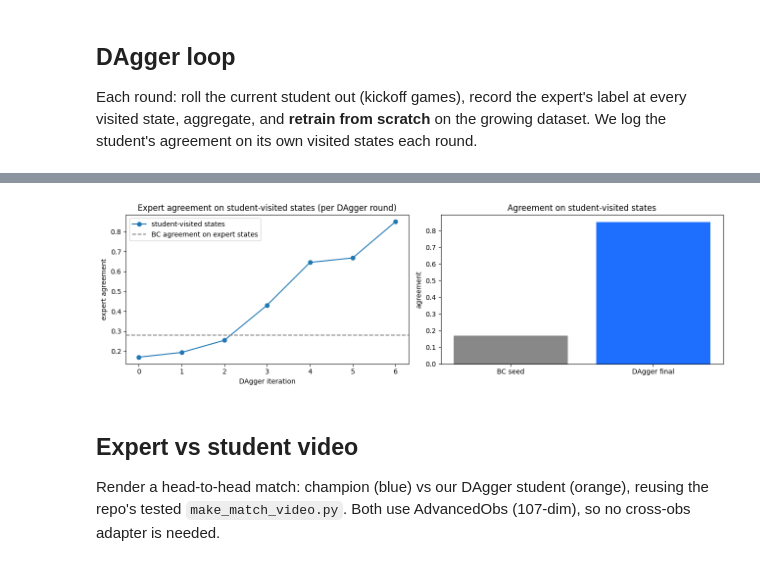
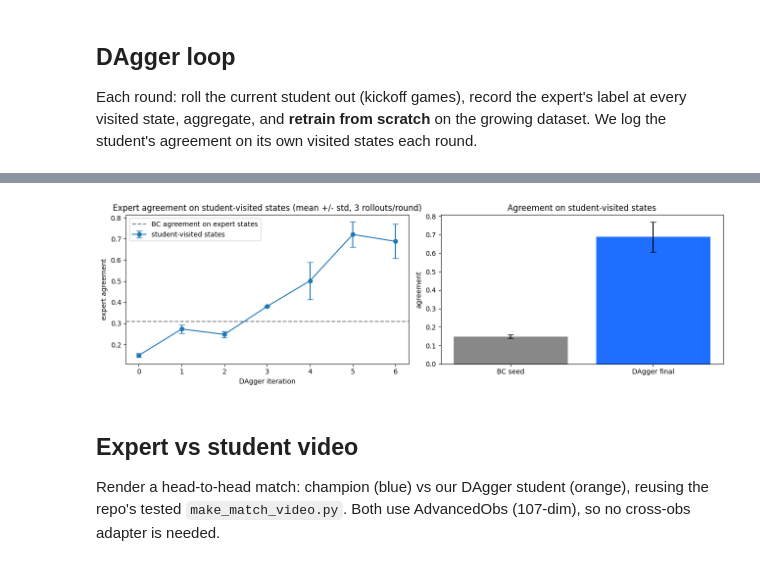
Before and after one commit to moanv2/rlgym, a Jupyter notebook: imitation/notebooks/04_dagger.ipynb, the cells around one changed output, grey strips where cells are left out. Cells and saved outputs as stored; diff of their text form; code cells hidden in the pictures.

```diff
--- a/imitation/notebooks/04_dagger.ipynb
+++ b/imitation/notebooks/04_dagger.ipynb
@@ -33,7 +34,8 @@ engine loaded | OBS_DIM 107 | N_ACTIONS 90
 # %%
 SEED_PAIRS = 5000        # small BC seed from the kickoff demos -> pronounced covariate shift
 DAGGER_ITERS = 6         # aggregation rounds
-RELABEL_EPISODES = 16    # student rollouts per round (also the agreement measurement)
+RELABEL_EPISODES = 8     # student rollouts per measurement
+N_MEAS = 3               # independent rollouts per round -> agreement error bars
 WINRATE_EPISODES = 20    # head-to-head task check vs a weak fixed opponent
 WEAK_OPP = os.path.join(REPO_ROOT, 'checkpoints', '_eval_snapshots', 'basics_250M')  # advanced-obs
 ARCH = (256, 256)
@@ -80,14 +82,17 @@ BC  win-rate vs weak bot       : 0.000  (per-action accuracy does not imply task
 Each round: roll the current student out (kickoff games), record the expert's label at every visited state, aggregate, and **retrain from scratch** on the growing dataset. We log the student's agreement on its own visited states each round.
 # %%
 Xa, ya = Xs.copy(), ys.copy()
-agree_hist, size_hist = [], []
+agree_mean, agree_std, size_hist = [], [], []
 for it in range(DAGGER_ITERS + 1):
-    # the relabel rollout doubles as the agreement measurement for the CURRENT student
-    nobs, nlbl, agree, _ = rollout_student_relabel(student, expert, RELABEL_EPISODES, randomize=False, seed=600 + it)
-    agree_hist.append(agree); size_hist.append(len(ya))
-    print(f'iter {it}: |D|={len(ya):6d} | agreement-on-student-states {agree:.3f}')
+    # N_MEAS independent rollouts: aggregate all their labels, report agreement mean +/- std
+    obs_b, lbl_b, ags = [], [], []
+    for m in range(N_MEAS):
+        nobs, nlbl, ag, _ = rollout_student_relabel(student, expert, RELABEL_EPISODES, randomize=False, seed=600 + it*10 + m)
+        obs_b.append(nobs); lbl_b.append(nlbl); ags.append(ag)
+    agree_mean.append(float(np.mean(ags))); agree_std.append(float(np.std(ags))); size_hist.append(len(ya))
+    print(f'iter {it}: |D|={len(ya):6d} | agreement {np.mean(ags):.3f} +/- {np.std(ags):.3f}')
     if it < DAGGER_ITERS:
-        Xa = np.concatenate([Xa, nobs], axis=0); ya = np.concatenate([ya, nlbl], axis=0)
+        Xa = np.concatenate([Xa] + obs_b, axis=0); ya = np.concatenate([ya] + lbl_b, axis=0)
         student = BCStudent(hidden_sizes=ARCH)
         train_bc(student, Xa, ya, epochs=80, batch_size=512, lr=1e-3, val_frac=0.15)
 # %% [output]
@@ -116,14 +121,14 @@ DAgger student-state agreement: 0.851  | win-rate vs weak bot: 0.000
 # %%
 fig, ax = plt.subplots(1, 2, figsize=(13, 4))
-ax[0].plot(range(len(agree_hist)), agree_hist, 'o-', label='student-visited states')
+ax[0].errorbar(range(len(agree_mean)), agree_mean, yerr=agree_std, fmt='o-', capsize=4, label='student-visited states')
 ax[0].axhline(expert_state_acc, ls='--', color='gray', label='BC agreement on expert states')
-ax[0].set_title('Expert agreement on student-visited states (per DAgger round)'); ax[0].set_xlabel('DAgger iteration')
+ax[0].set_title('Expert agreement on student-visited states (mean +/- std, 3 rollouts/round)'); ax[0].set_xlabel('DAgger iteration')
 ax[0].set_ylabel('expert agreement'); ax[0].legend()
-ax[1].bar(['BC seed', 'DAgger final'], [agree_hist[0], agree_hist[-1]], color=['#888', '#1f6fff'])
+ax[1].bar(['BC seed', 'DAgger final'], [agree_mean[0], agree_mean[-1]], yerr=[agree_std[0], agree_std[-1]], capsize=4, color=['#888', '#1f6fff'])
 ax[1].set_title('Agreement on student-visited states'); ax[1].set_ylabel('agreement')
 plt.tight_layout(); plt.show()
 # %% [output]
-[figure, old version]
+[figure, new version]
 # %% [markdown]
 ## Expert vs student video
 Render a head-to-head match: champion (blue) vs our DAgger student (orange), reusing the repo's tested `make_match_video.py`. Both use AdvancedObs (107-dim), so no cross-obs adapter is needed.
```
Also changed, not shown: parts of 5 cells of this notebook, 6 other files.
